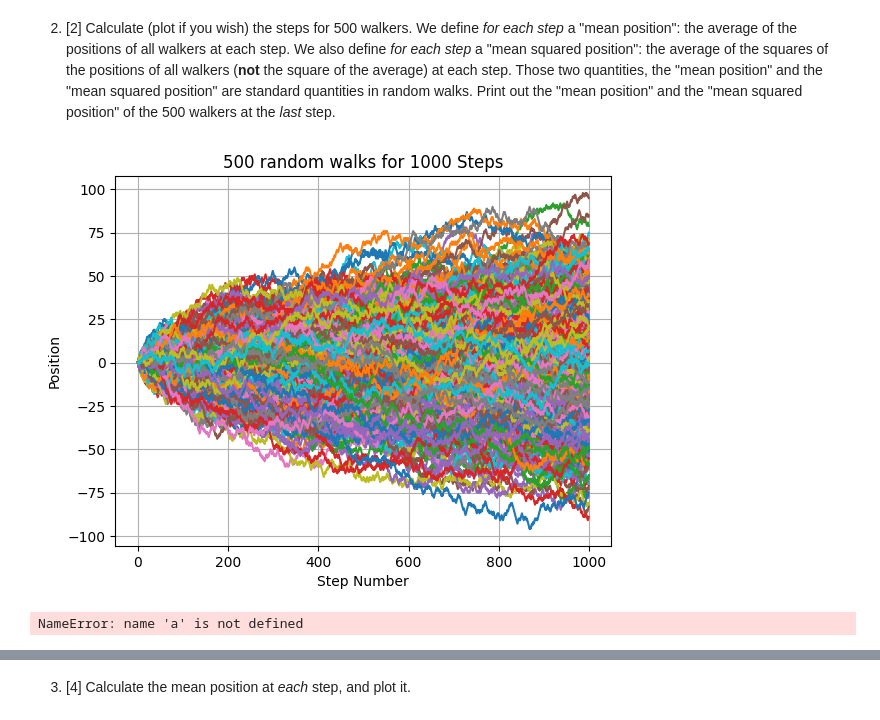
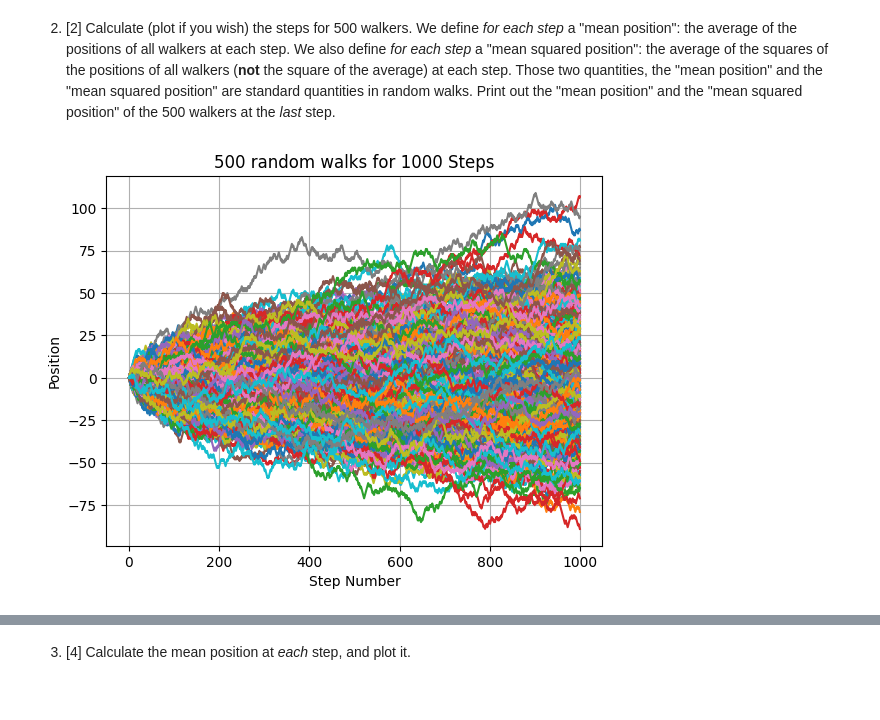
Before and after one commit to PX2145-2025/week-7-b-lowri-nicholls, a Jupyter notebook: Random_walk.ipynb, the cells around one changed output, grey strips where cells are left out. Cells and saved outputs as stored; diff of their text form; code cells hidden in the pictures.

```diff
--- a/Random_walk.ipynb
+++ b/Random_walk.ipynb
@@ -222,7 +222,7 @@ plt.show()
 # %%
 #Defining an intially empty array
 
-N= 500 #50 walkers
+N= 500 #500 walkers
 steps = 1000
 particles = np.zeros((steps, N), int)
 
@@ -231,41 +231,34 @@ def walk(particles):
     steps is the length of the 1-D random walk vector returned
     '''
     steps=1000
     x = np.zeros(steps, int)  # initialise the array of integers
     x[0] = 0  # start at the origin
     for i in range(1, len(x)):
         rnd = random()  # rnd selected from [0,1)
         # step left or right randomly ...
         if (rnd<0.5):
             x[i] = x[i-1] + 1  # steps right one unit
         else:
             x[i] = x[i-1] - 1 # steps left one unit
     return x
 
 #Define 1000 steps and 500 walkers
 steps=1000
 walks=500
 
 #Creating a loop to plot all 500 random walkers
 randomwalk = walk(steps)
+stepsarray=np.zeros([1000,500]) #1000 steps, 500 walkers
 for steps in range(walks): #Walks being 10
     randomwalk = walk(steps) #Defining within the loop also
     plt.plot(randomwalk)
+    stepsarray[:,steps]=randomwalk
+
 
 plt.title('500 random walks for 1000 Steps')
 plt.xlabel('Step Number')
 plt.ylabel('Position')
 plt.grid(True)
 plt.show()
-
-#Defining mean position
-a[:,0]
-
-#Defining mean squared position
-
-#Printing mean position at the last step
-
-#Printing mean squared position at the last step
 # %% [output]
-[figure, old version]
+[figure, new version]
-NameError: name 'a' is not defined
```
Also changed, not shown: parts of 6 cells of this notebook.
